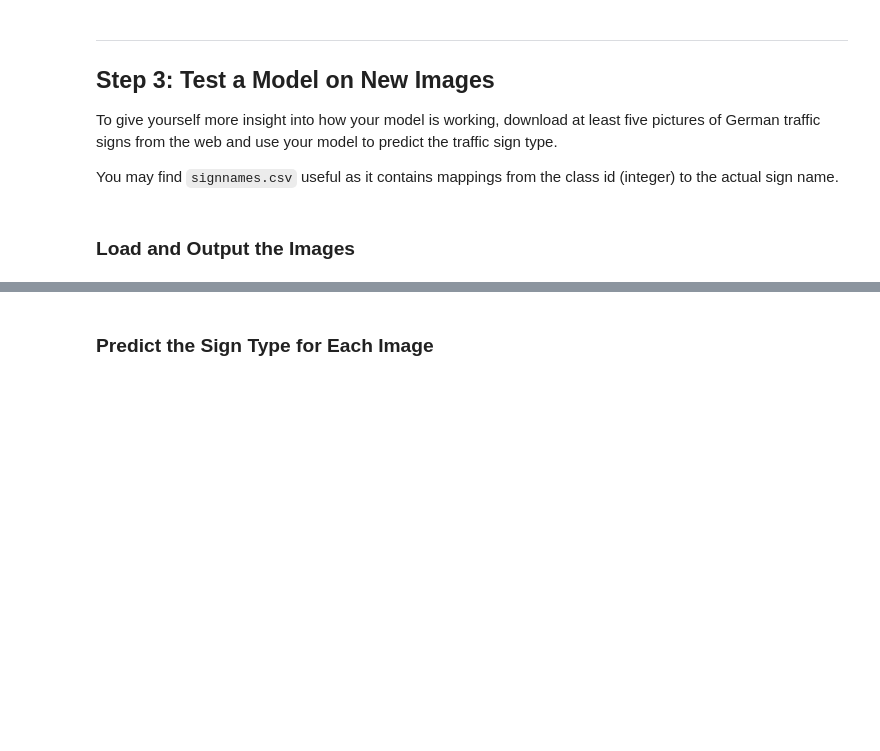
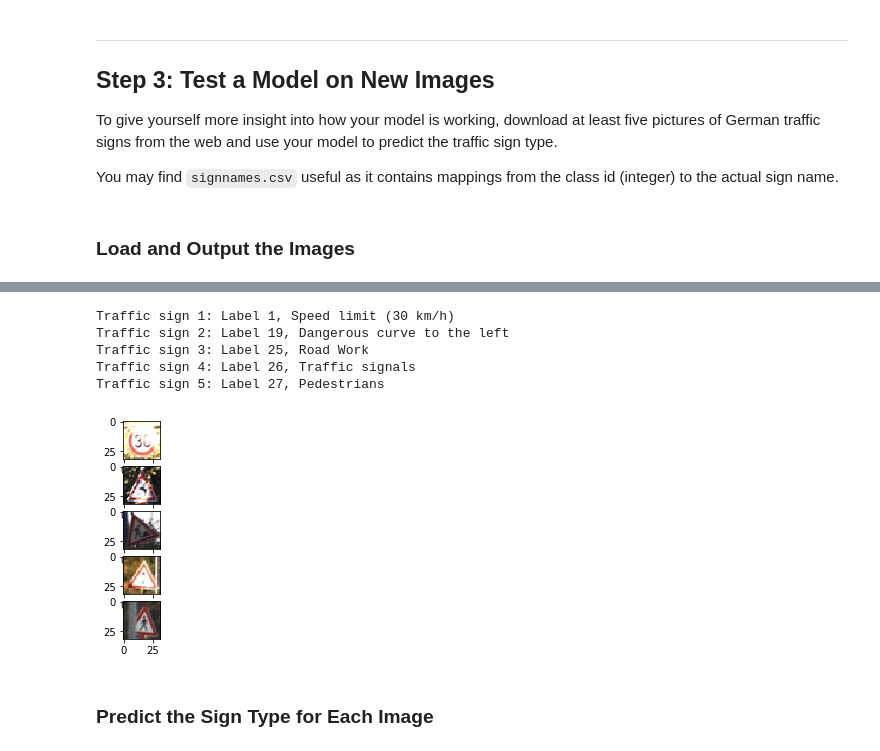
Before and after one commit to JoonaSavela/CarND-Project-2-traffic-signs, a Jupyter notebook: Traffic_Sign_Classifier.ipynb, the cells around one changed output, grey strips where cells are left out. Saved outputs shown, nothing was run; the diff lists cells and outputs as text; code cells hidden in the pictures; blank space fills up the shorter version.

```diff
--- a/Traffic_Sign_Classifier.ipynb
+++ b/Traffic_Sign_Classifier.ipynb
@@ -306,3 +424,31 @@ You may find `signnames.csv` useful as it contains mappings from the class id (i
+# %%
+plt.figure()
+plt.subplot(511)
+plt.imshow(traffic_sign1)
+print('Traffic sign 1: Label 1, Speed limit (30 km/h)')
+
+plt.subplot(512)
+plt.imshow(traffic_sign2)
+print('Traffic sign 2: Label 19, Dangerous curve to the left')
+
+plt.subplot(513)
+plt.imshow(traffic_sign3)
+print('Traffic sign 3: Label 25, Road Work')
+
+plt.subplot(514)
+plt.imshow(traffic_sign4)
+print('Traffic sign 4: Label 26, Traffic signals')
+
+plt.subplot(515)
+plt.imshow(traffic_sign5)
+print('Traffic sign 5: Label 27, Pedestrians')
+# %% [output]
+Traffic sign 1: Label 1, Speed limit (30 km/h)
+Traffic sign 2: Label 19, Dangerous curve to the left
+Traffic sign 3: Label 25, Road Work
+Traffic sign 4: Label 26, Traffic signals
+Traffic sign 5: Label 27, Pedestrians
+[figure, added]
 # %% [markdown]
 ### Predict the Sign Type for Each Image
 # %%
```
Also changed, not shown: parts of 13 cells of this notebook, 5 other files.
